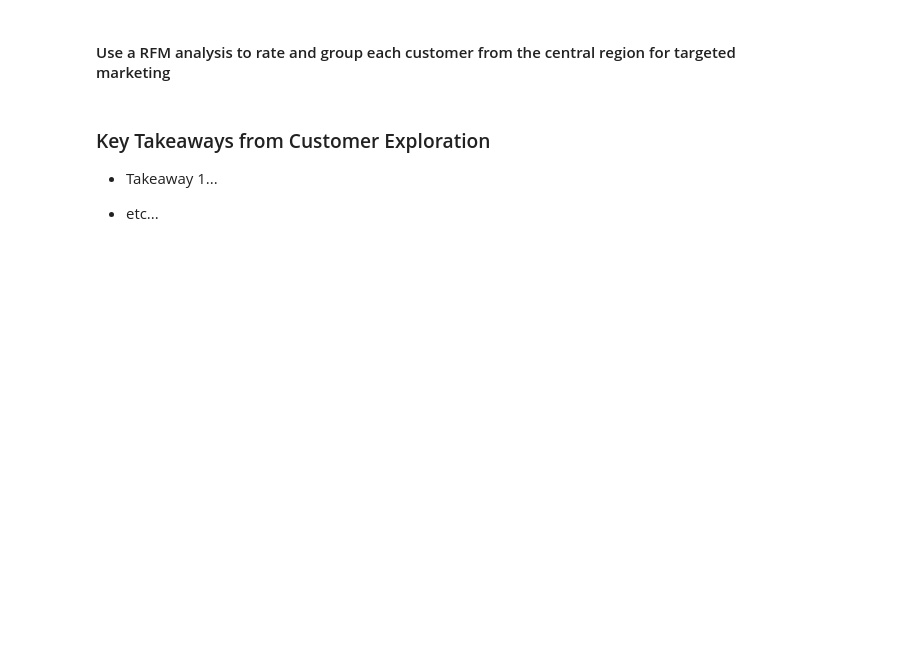
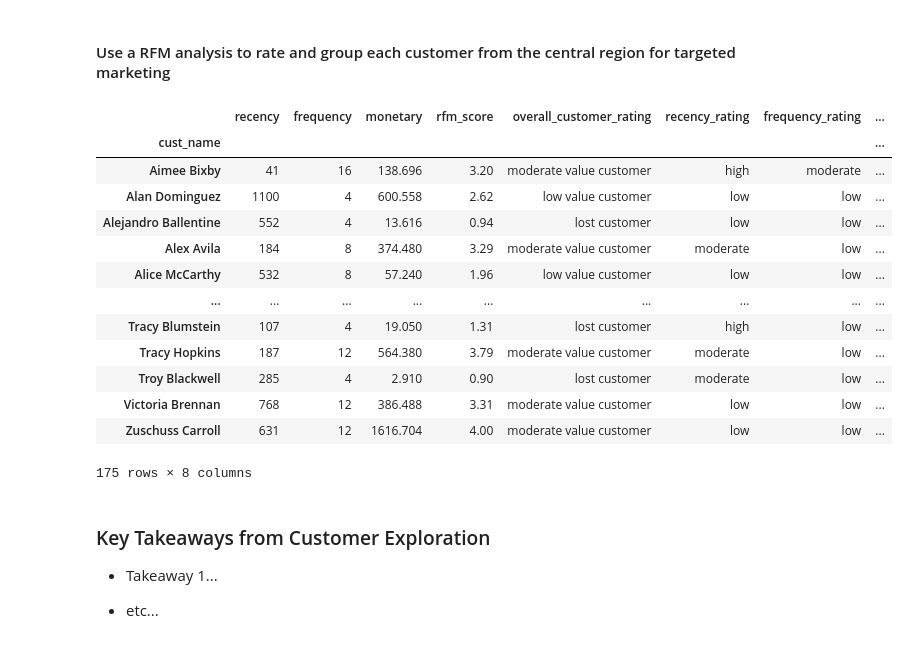
Before and after one commit to ns-tn-time-series-project/time-series-project, a Jupyter notebook: final_report_time_series_project.ipynb, the cells around one changed output. Drawn from its saved outputs; the diff is of its cells as text; code cells hidden in the pictures; blank space fills up the shorter version.

```diff
--- a/final_report_time_series_project.ipynb
+++ b/final_report_time_series_project.ipynb
@@ -110,7 +123,7 @@ plt.legend(loc="upper left", bbox_to_anchor=(1, 1))
 # %%
 ##RFM Analysis##
 #create a new dataframe with customer name and sales for all orders from the central region
-central_cust_sales = central[['cust_name', 'sales']]
+central_cust_sales = central[['cust_name', 'sales']].copy()
 #add a column that contains the data of the most recent order made by the customer
 central_cust_sales['last_purchase'] = central_cust_sales['cust_name'].apply(lambda x: central_cust_sales[central_cust_sales['cust_name'] == x].index.max())
 #set a 'today' variable to calculate how many days since the customers last order
@@ -129,33 +142,48 @@ central_customer_rating = central_customer_rating.groupby('cust_name').max()
 #rank the customers in each of the three categories (recency, frequency, monetary)
 central_customer_rating['r_rank'] = central_customer_rating['recency'].rank(ascending=False)
 central_customer_rating['f_rank'] = central_customer_rating['frequency'].rank(ascending=True)
 central_customer_rating['m_rank'] = central_customer_rating['monetary'].rank(ascending=True)
 #normalize the rankings for overall scoring
 central_customer_rating['r_rank_norm'] = (central_customer_rating['r_rank']/central_customer_rating['r_rank'].max())*100
 central_customer_rating['f_rank_norm'] = (central_customer_rating['f_rank']/central_customer_rating['f_rank'].max())*100
 central_customer_rating['m_rank_norm'] = (central_customer_rating['m_rank']/central_customer_rating['m_rank'].max())*100
 #drop the original rank columns used for calculations
 central_customer_rating.drop(columns=['r_rank', 'f_rank', 'm_rank'], inplace=True)
 
 #calculate the customers rfm score
 central_customer_rating['rfm_score'] = (0.15*central_customer_rating['r_rank_norm'])+(0.28*central_customer_rating['f_rank_norm'])+(0.57*central_customer_rating['m_rank_norm'])
 #change the rfm score to a score between 0 and 5
 central_customer_rating['rfm_score'] *= 0.05
 #round the customers rfm score to 2 decimal places
 central_customer_rating.rfm_score = central_customer_rating.rfm_score.round(2)
 
 #add a column that groups customers into overall rating groups
 central_customer_rating['overall_customer_rating'] = pd.cut(central_customer_rating.rfm_score, bins=[0, 1.6, 3, 4, 4.5, 5], labels=['lost customer', 'low value customer', 'moderate value customer', 'high value customer', 'top customer'])
 #add a column that groups customers by recency ranking
 central_customer_rating['recency_rating'] = pd.cut(central_customer_rating.recency, bins=[0, 180, 360, 1500 ], labels=['high', 'moderate', 'low'])
 #add a column that groups customers by frequency rating
 central_customer_rating['frequency_rating'] = pd.cut(central_customer_rating.frequency, bins=[0, 13, 23, 33], labels=['low', 'moderate', 'high'])
 #add a column that groups customers by monetary rating
 central_customer_rating['monetary_rating'] = pd.cut(central_customer_rating.monetary, bins=[0, 1000, 5000, 11000], labels=['low', 'moderate', 'high'])
 #drop the normalized rank columns used to calculate customer groupings
 central_customer_rating.drop(columns=['r_rank_norm', 'f_rank_norm', 'm_rank_norm'], inplace=True)
 #view the resulting dataframe
 central_customer_rating
+# %% [output]
+|  | recency | frequency | monetary | rfm_score | overall_customer_rating | recency_rating | frequency_rating | ... |
+| cust_name |  |  |  |  |  |  |  | ... |
+| Aimee Bixby | 41 | 16 | 138.696 | 3.20 | moderate value customer | high | moderate | ... |
+| Alan Dominguez | 1100 | 4 | 600.558 | 2.62 | low value customer | low | low | ... |
+| Alejandro Ballentine | 552 | 4 | 13.616 | 0.94 | lost customer | low | low | ... |
+| Alex Avila | 184 | 8 | 374.480 | 3.29 | moderate value customer | moderate | low | ... |
+| Alice McCarthy | 532 | 8 | 57.240 | 1.96 | low value customer | low | low | ... |
+| ... | ... | ... | ... | ... | ... | ... | ... | ... |
+| Tracy Blumstein | 107 | 4 | 19.050 | 1.31 | lost customer | high | low | ... |
+| Tracy Hopkins | 187 | 12 | 564.380 | 3.79 | moderate value customer | moderate | low | ... |
+| Troy Blackwell | 285 | 4 | 2.910 | 0.90 | lost customer | moderate | low | ... |
+| Victoria Brennan | 768 | 12 | 386.488 | 3.31 | moderate value customer | low | low | ... |
+| Zuschuss Carroll | 631 | 12 | 1616.704 | 4.00 | moderate value customer | low | low | ... |
+175 rows × 8 columns
 # %% [markdown]
 ### Key Takeaways from Customer Exploration
 
```
Also changed, not shown: parts of 3 cells of this notebook.
